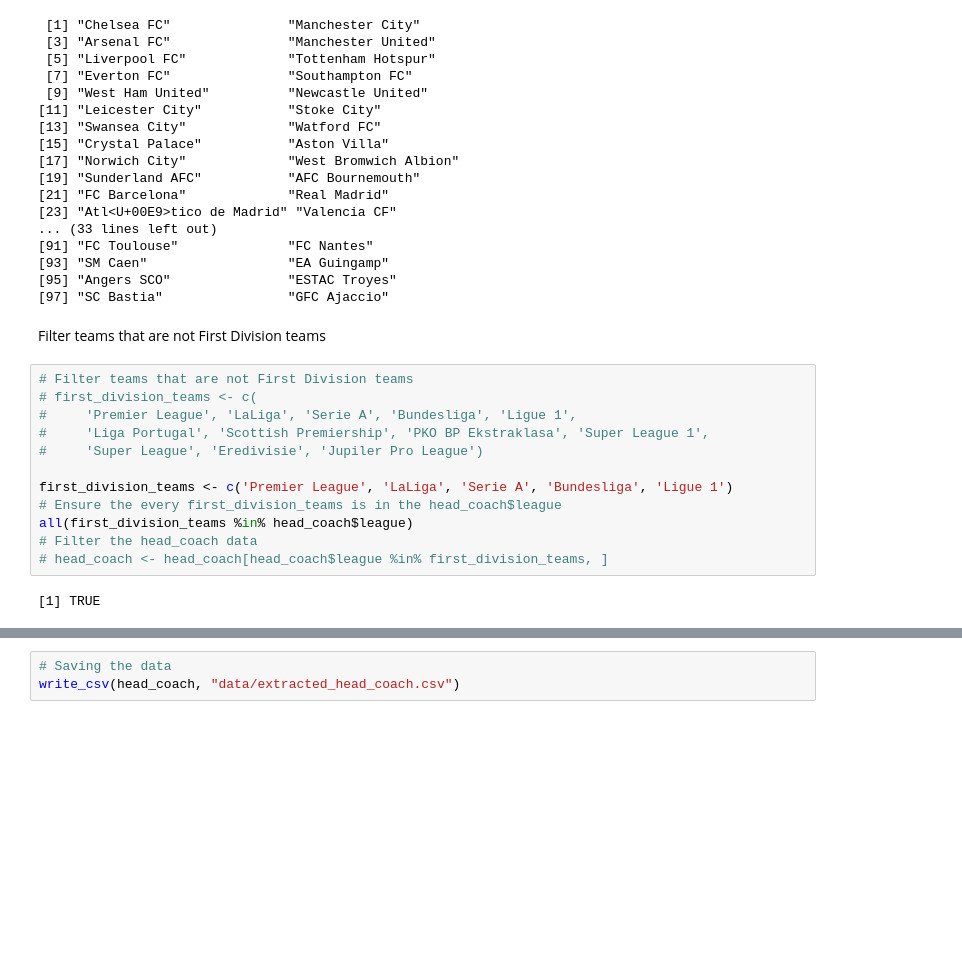
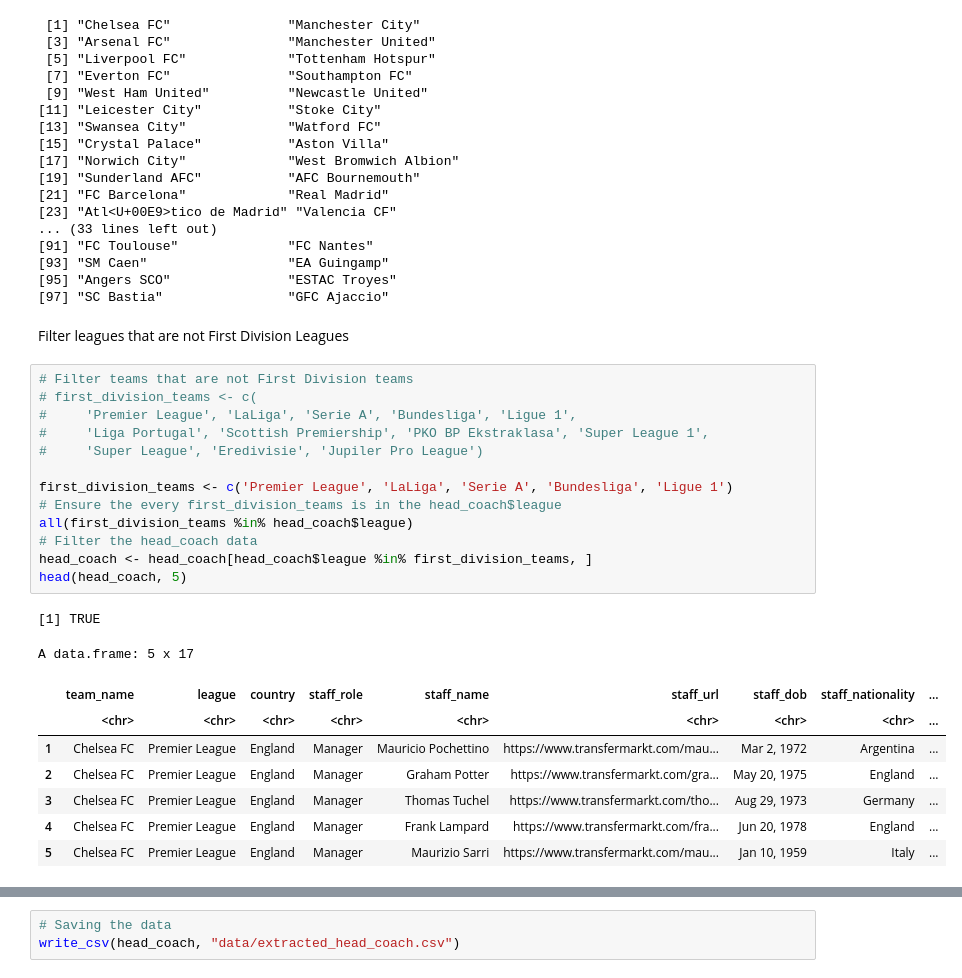
Before and after one commit to mathisdrn/head_coach_dismissal, a Jupyter notebook: src/00 Data extraction.ipynb, the cells around one changed output, grey strips where cells are left out. Saved outputs shown, nothing was run; the diff lists cells and outputs as text; blank space fills up the shorter version.

Commit message:
fix: data extraction

```diff
--- a/src/00 Data extraction.ipynb
+++ b/src/00 Data extraction.ipynb
@@ -117,21 +117,30 @@ unique(head_coach$team)
 [95] "Angers SCO"               "ESTAC Troyes"
 [97] "SC Bastia"                "GFC Ajaccio"
 # %% [markdown]
-Filter teams that are not First Division teams
+Filter leagues that are not First Division Leagues
-# %%
-# Filter teams that are not First Division teams
-# first_division_teams <- c(
-#     'Premier League', 'LaLiga', 'Serie A', 'Bundesliga', 'Ligue 1',
-#     'Liga Portugal', 'Scottish Premiership', 'PKO BP Ekstraklasa', 'Super League 1',
-#     'Super League', 'Eredivisie', 'Jupiler Pro League')
-
-first_division_teams <- c('Premier League', 'LaLiga', 'Serie A', 'Bundesliga', 'Ligue 1')
-# Ensure the every first_division_teams is in the head_coach$league
-all(first_division_teams %in% head_coach$league)
-# Filter the head_coach data
-# head_coach <- head_coach[head_coach$league %in% first_division_teams, ]
-# %% [output]
-[1] TRUE
+# %%
+# Filter teams that are not First Division teams
+# first_division_teams <- c(
+#     'Premier League', 'LaLiga', 'Serie A', 'Bundesliga', 'Ligue 1',
+#     'Liga Portugal', 'Scottish Premiership', 'PKO BP Ekstraklasa', 'Super League 1',
+#     'Super League', 'Eredivisie', 'Jupiler Pro League')
+
+first_division_teams <- c('Premier League', 'LaLiga', 'Serie A', 'Bundesliga', 'Ligue 1')
+# Ensure the every first_division_teams is in the head_coach$league
+all(first_division_teams %in% head_coach$league)
+# Filter the head_coach data
+head_coach <- head_coach[head_coach$league %in% first_division_teams, ]
+head(head_coach, 5)
+# %% [output]
+[1] TRUE
+A data.frame: 5 x 17
+|  | team_name | league | country | staff_role | staff_name | staff_url | staff_dob | staff_nationality | ... |
+|  | <chr> | <chr> | <chr> | <chr> | <chr> | <chr> | <chr> | <chr> | ... |
+| 1 | Chelsea FC | Premier League | England | Manager | Mauricio Pochettino | https://www.transfermarkt.com/mau... | Mar 2, 1972 | Argentina | ... |
+| 2 | Chelsea FC | Premier League | England | Manager | Graham Potter | https://www.transfermarkt.com/gra... | May 20, 1975 | England | ... |
+| 3 | Chelsea FC | Premier League | England | Manager | Thomas Tuchel | https://www.transfermarkt.com/tho... | Aug 29, 1973 | Germany | ... |
+| 4 | Chelsea FC | Premier League | England | Manager | Frank Lampard | https://www.transfermarkt.com/fra... | Jun 20, 1978 | England | ... |
+| 5 | Chelsea FC | Premier League | England | Manager | Maurizio Sarri | https://www.transfermarkt.com/mau... | Jan 10, 1959 | Italy | ... |
 # %%
 columns_to_keep <- c('team_name', 'league', 'country', 'staff_name', 'appointed', 'end_date', 'days_in_post', 'matches', 'wins', 'draws', 'losses')
 head_coach <- head_coach[, columns_to_keep]
```
Also changed, not shown: parts of 4 cells of this notebook, 3 other files.
